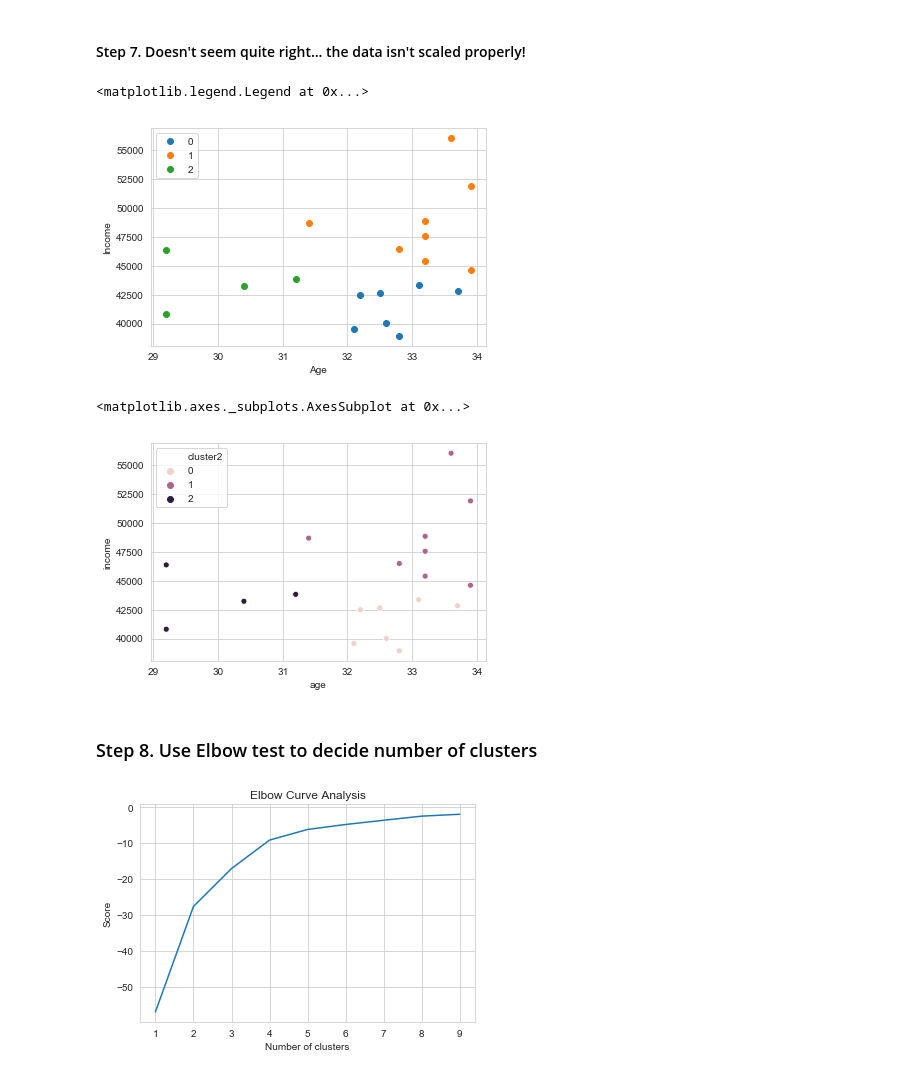
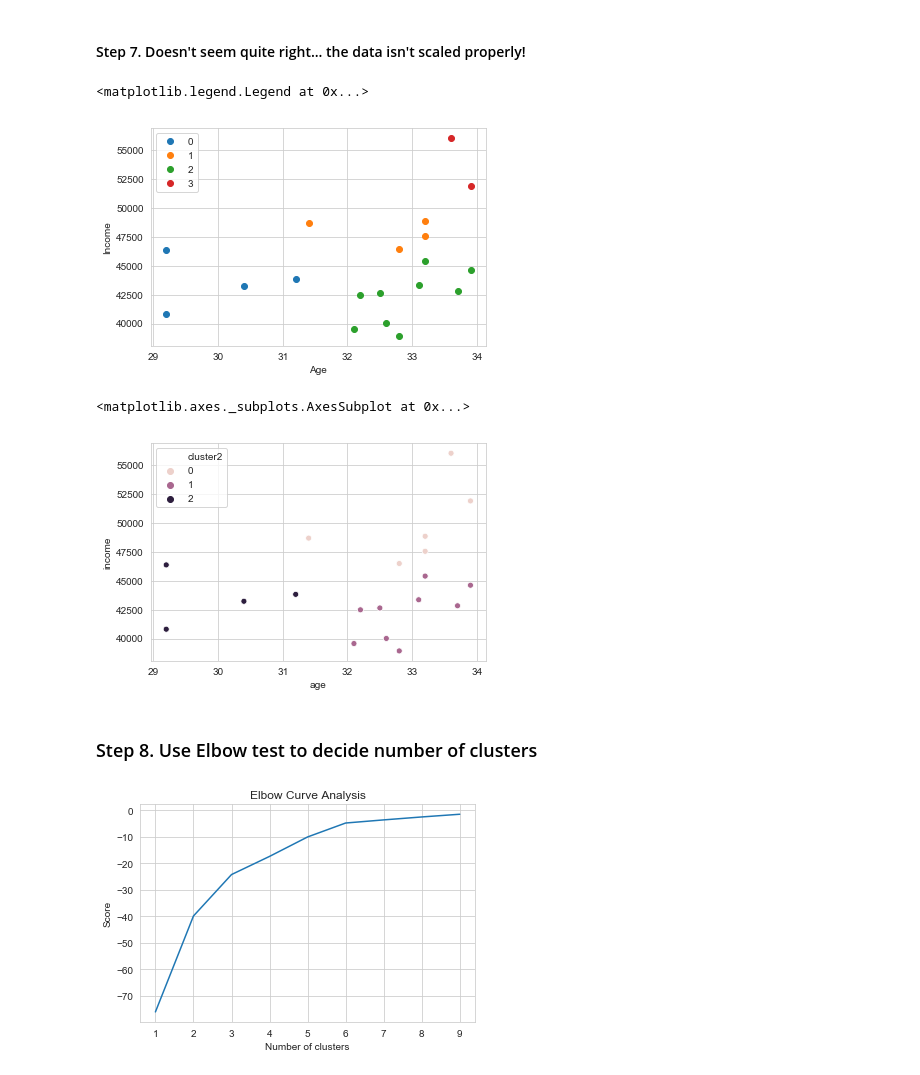
Before and after one commit to aglenbott/decoded, a Jupyter notebook: i_clustering/K Means Clustering in Python.ipynb, the cells around one changed output. Cells and saved outputs as stored; diff of their text form; code cells hidden in the pictures.

```diff
--- a/i_clustering/K Means Clustering in Python.ipynb
+++ b/i_clustering/K Means Clustering in Python.ipynb
@@ -89,7 +89,7 @@ from sklearn.cluster import KMeans
 # %%
 km = KMeans(n_clusters=4,verbose=0)
 # %%
-X = contents.drop('ward',axis=1)
+X = contents.drop('ward',axis=1).astype(float)
 y = contents['ward']
 # %%
 km.fit(X)
@@ -153,28 +153,28 @@ ax.legend()
 # %%
 from sklearn.preprocessing import scale
 # %%
-km2 = KMeans(n_clusters=3,verbose=0)
+km2 = KMeans(n_clusters=4,verbose=0)
 km2.fit(scale(X))
 contents['cluster2'] = km2.labels_.astype(int)
 groups = contents.groupby(by='cluster2')
 
 # plot the clusters
 # cmd forward slash to comment uncomment
 fig, ax = plt.subplots()
 for name, group in groups:
     ax.plot(group['age'],group['income'],marker='o',ls='',label=name)
 
 plt.xlabel('Age')
 plt.ylabel('Income')
 ax.legend()
 # %% [output]
 <matplotlib.legend.Legend at 0x...>
-[figure, old version]
+[figure, new version]
 # %%
 sns.scatterplot(x='age',y='income',data=contents,hue='cluster2')
 # %% [output]
 <matplotlib.axes._subplots.AxesSubplot at 0x...>
-[figure, old version]
+[figure, new version]
 # %% [markdown]
 ### Step 8. Use Elbow test to decide number of clusters
 # %%
@@ -189,4 +189,4 @@ plt.ylabel('Score')
 plt.title('Elbow Curve Analysis')
 plt.show()
 # %% [output]
-[figure, old version]
+[figure, new version]
```
Also changed, not shown: parts of 6 cells of this notebook, 1 other file.
